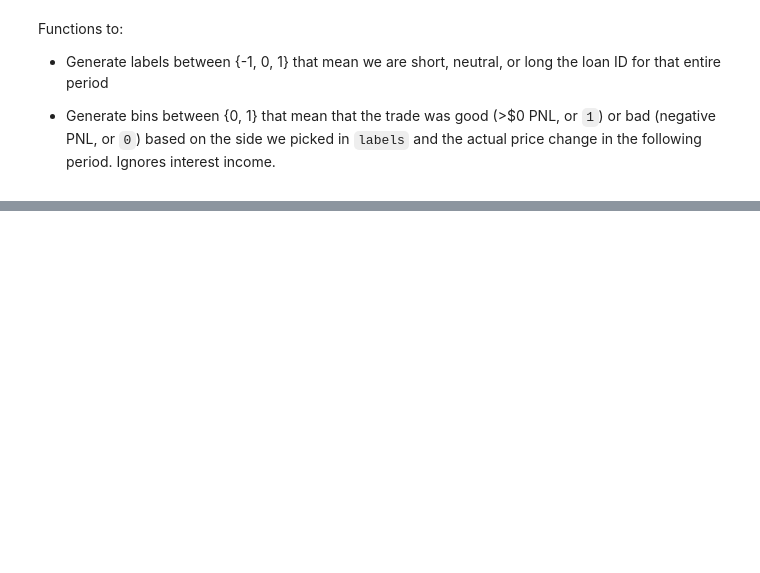
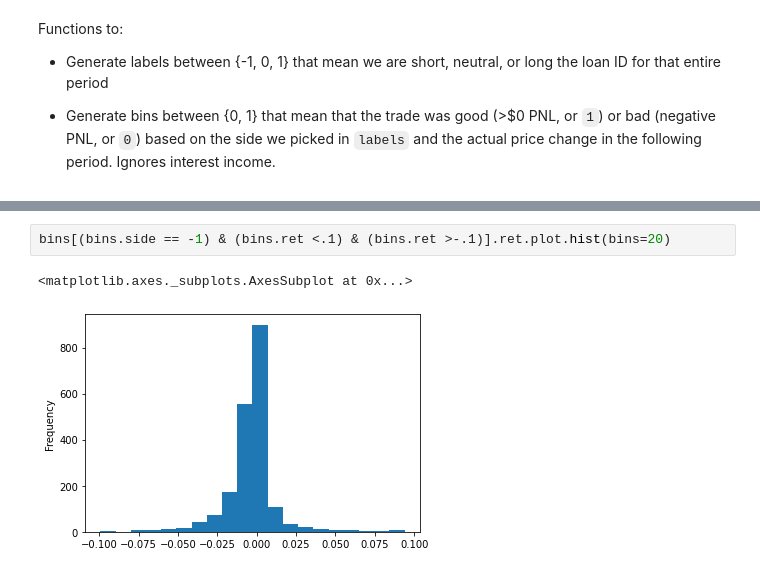
Before and after one commit to ivoytov/manhattan, a Jupyter notebook: loans.ipynb, the cells around one changed output, grey strips where cells are left out. Drawn from its saved outputs; the diff is of its cells as text; blank space fills up the shorter version.

```diff
--- a/loans.ipynb
+++ b/loans.ipynb
@@ -327,0 +275,5 @@ Name: (2020-03-17 00:00:00, BL134368), dtype: object
+# %%
+bins[(bins.side == -1) & (bins.ret <.1) & (bins.ret >-.1)].ret.plot.hist(bins=20)
+# %% [output]
+<matplotlib.axes._subplots.AxesSubplot at 0x...>
+[figure, added]
```
Also changed, not shown: parts of 12 cells of this notebook.
